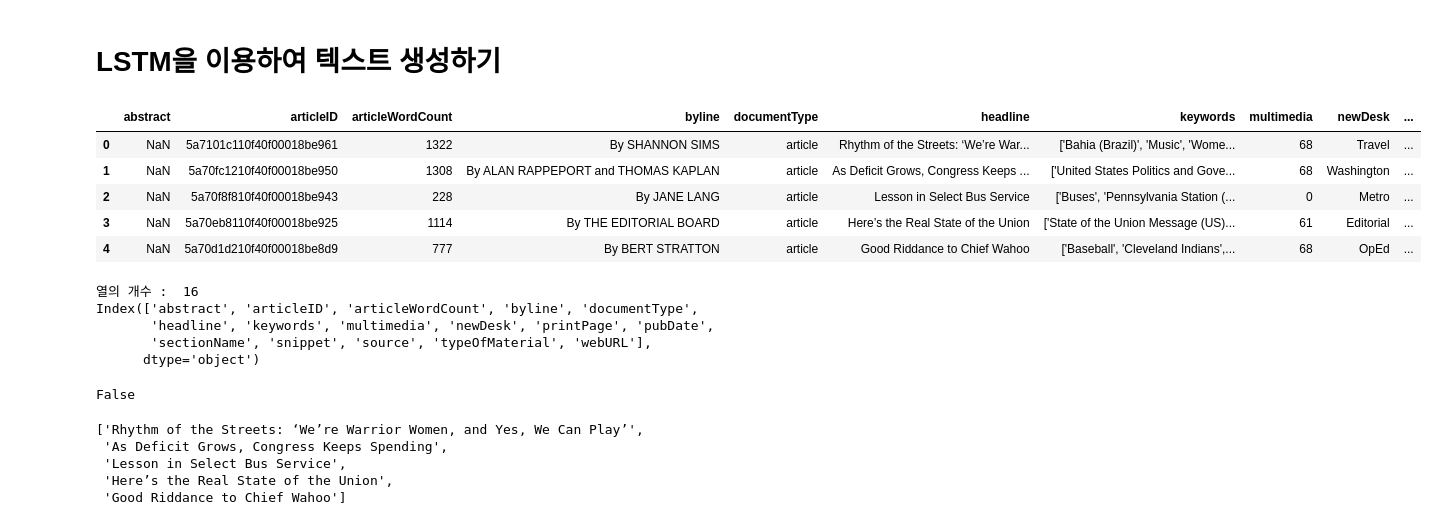
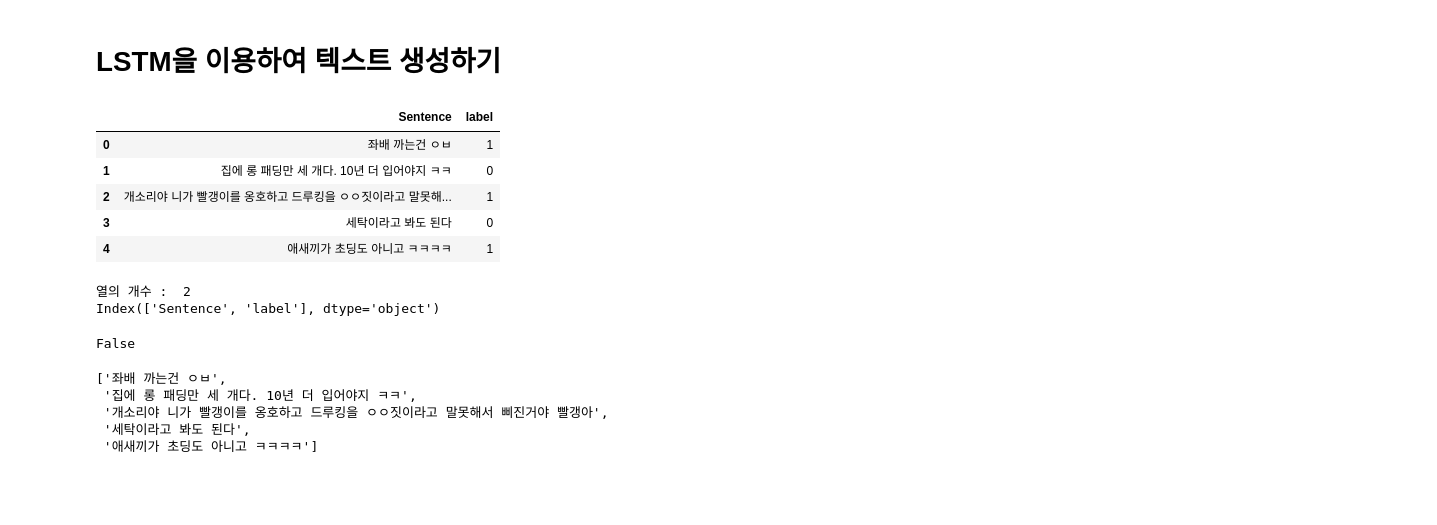
Before and after one commit to LittlePrince327/X_filter, a Jupyter notebook: Algorithm/RNN/RNN.ipynb, the cells around one changed output. Cells and saved outputs as stored; diff of their text form; code cells hidden in the pictures; blank space fills up the shorter version.

```diff
--- a/Algorithm/RNN/RNN.ipynb
+++ b/Algorithm/RNN/RNN.ipynb
@@ -177,22 +174,19 @@ from tensorflow.keras.utils import to_categorical
 from tensorflow.keras.preprocessing.text import Tokenizer
 from tensorflow.keras.preprocessing.sequence import pad_sequences
 # %%
-df = pd.read_csv(r'C:/Users/GJAISCHOOL/Desktop/X_filter/Algorithm/dataset/ArticlesJan2018.csv')
+df = pd.read_excel(r'C:/Users/GJAISCHOOL/Desktop/X_filter/Algorithm/dataset/Sentence data.xlsx')
 df.head()
 # %% [output]
-|  | abstract | articleID | articleWordCount | byline | documentType | headline | keywords | multimedia | newDesk | ... |
-| 0 | NaN | 5a7101c110f40f00018be961 | 1322 | By SHANNON SIMS | article | Rhythm of the Streets: ‘We’re War... | ['Bahia (Brazil)', 'Music', 'Wome... | 68 | Travel | ... |
-| 1 | NaN | 5a70fc1210f40f00018be950 | 1308 | By ALAN RAPPEPORT and THOMAS KAPLAN | article | As Deficit Grows, Congress Keeps ... | ['United States Politics and Gove... | 68 | Washington | ... |
-| 2 | NaN | 5a70f8f810f40f00018be943 | 228 | By JANE LANG | article | Lesson in Select Bus Service | ['Buses', 'Pennsylvania Station (... | 0 | Metro | ... |
-| 3 | NaN | 5a70eb8110f40f00018be925 | 1114 | By THE EDITORIAL BOARD | article | Here’s the Real State of the Union | ['State of the Union Message (US)... | 61 | Editorial | ... |
-| 4 | NaN | 5a70d1d210f40f00018be8d9 | 777 | By BERT STRATTON | article | Good Riddance to Chief Wahoo | ['Baseball', 'Cleveland Indians',... | 68 | OpEd | ... |
+|  | Sentence | label |
+| 0 | 좌배 까는건 ㅇㅂ | 1 |
+| 1 | 집에 롱 패딩만 세 개다. 10년 더 입어야지 ㅋㅋ | 0 |
+| 2 | 개소리야 니가 빨갱이를 옹호하고 드루킹을 ㅇㅇ짓이라고 말못해... | 1 |
+| 3 | 세탁이라고 봐도 된다 | 0 |
+| 4 | 애새끼가 초딩도 아니고 ㅋㅋㅋㅋ | 1 |
 # %%
 print('열의 개수 : ', len(df.columns))
 print(df.columns)
 # %% [output]
-열의 개수 :  16
-Index(['abstract', 'articleID', 'articleWordCount', 'byline', 'documentType',
-       'headline', 'keywords', 'multimedia', 'newDesk', 'printPage', 'pubDate',
-       'sectionName', 'snippet', 'source', 'typeOfMaterial', 'webURL'],
-      dtype='object')
+열의 개수 :  2
+Index(['Sentence', 'label'], dtype='object')
 # %%
@@ -202,14 +196,14 @@ False
 # %%
 headline = []
 # 헤드라인의 값들을 리스트로 저장
-headline.extend(list(df.headline.values))
+headline.extend(list(df.Sentence.values))
 headline[:5]
 # %% [output]
-['Rhythm of the Streets: ‘We’re Warrior Women, and Yes, We Can Play’',
- 'As Deficit Grows, Congress Keeps Spending',
- 'Lesson in Select Bus Service',
- 'Here’s the Real State of the Union',
- 'Good Riddance to Chief Wahoo']
+['좌배 까는건 ㅇㅂ',
+ '집에 롱 패딩만 세 개다. 10년 더 입어야지 ㅋㅋ',
+ '개소리야 니가 빨갱이를 옹호하고 드루킹을 ㅇㅇ짓이라고 말못해서 삐진거야 빨갱아',
+ '세탁이라고 봐도 된다',
+ '애새끼가 초딩도 아니고 ㅋㅋㅋㅋ']
 # %%
 print('총 샘플의 개수 : {}'.format(len(headline)))
 # %% [output]
```
Also changed, not shown: parts of 26 cells of this notebook, 2 other files.
